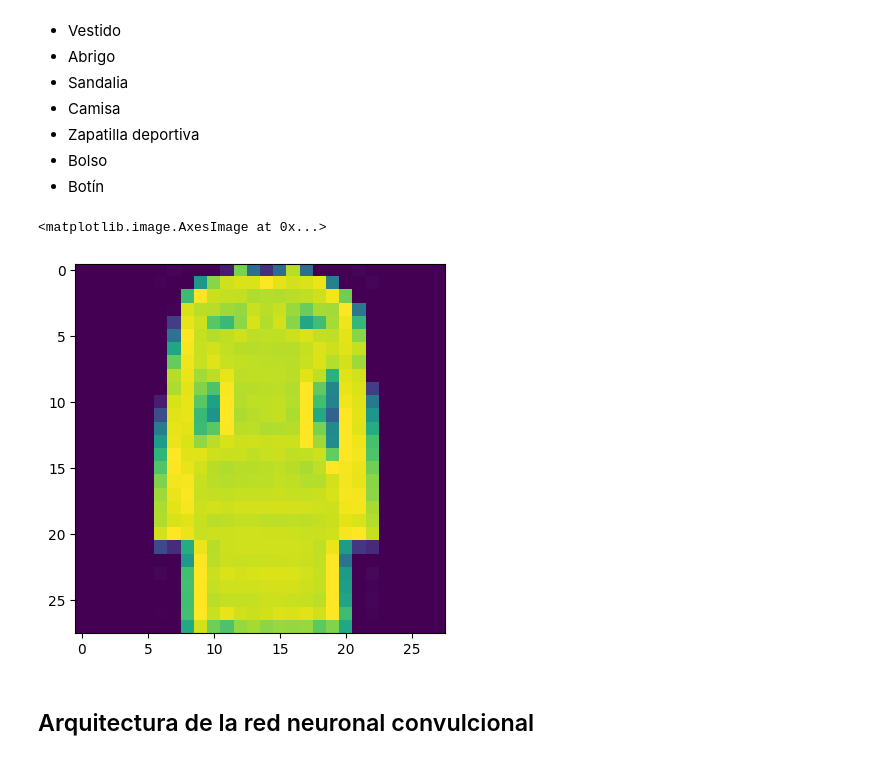
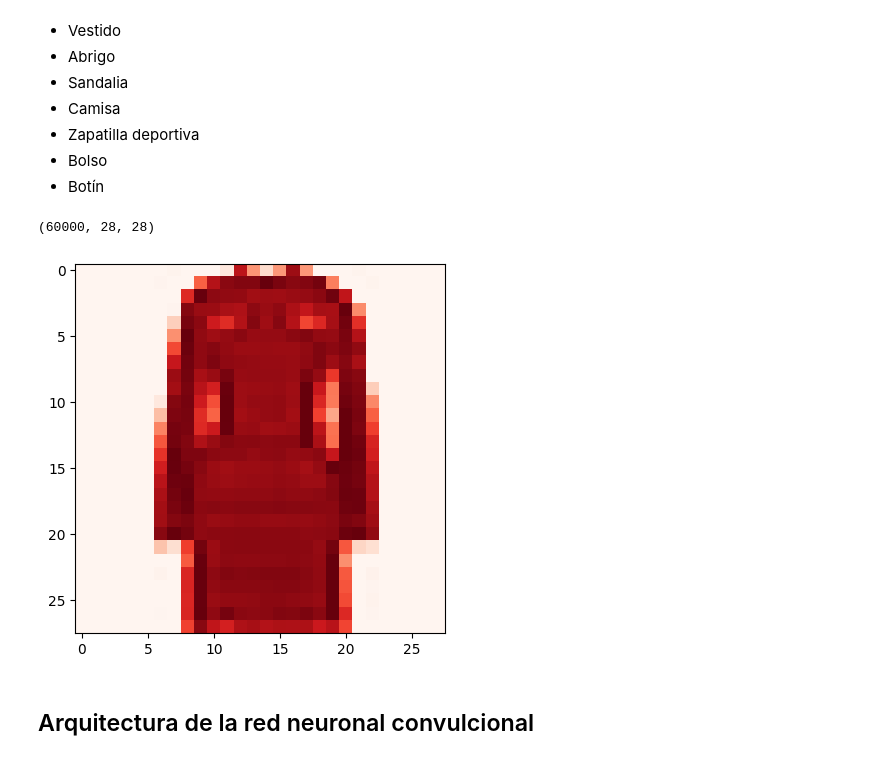
Before and after one commit to bryandelgado99/Fundamentos-de-IA, a Jupyter notebook: Deberes/Deber_4__Deep_Learning.ipynb, the cells around one changed output. Saved outputs shown, nothing was run; the diff lists cells and outputs as text; code cells hidden in the pictures.

```diff
--- a/Deberes/Deber_4__Deep_Learning.ipynb
+++ b/Deberes/Deber_4__Deep_Learning.ipynb
@@ -25,11 +27,13 @@ import matplotlib.pyplot as plt
 # %%
 # 1. Cargamos los datos  de entrenamiento y pruebas, además del dataset de datos
 (x_train, y_train), (x_test, y_test) = keras.datasets.fashion_mnist.load_data()
 
 '''Mostramos la imagen de datos'''
-plt.imshow(x_train[500])
+plt.imshow(x_train[500], cmap='Reds')
+
+x_train.shape
 # %% [output]
-<matplotlib.image.AxesImage at 0x...>
+(60000, 28, 28)
-[figure, old version]
+[figure, new version]
 # %%
 # 2. Preparamos los datos, conocemos el tamaño de datos y transormamos a binario
```
Also changed, not shown: parts of 17 cells of this notebook, 7 other files.
